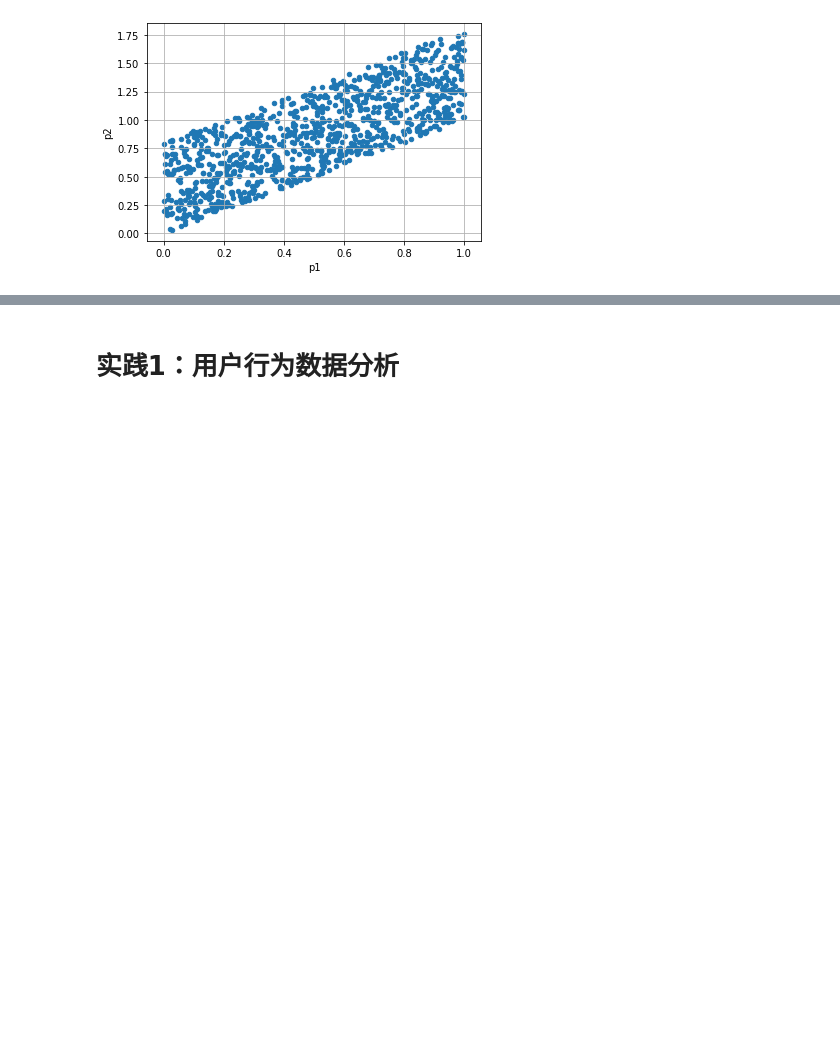
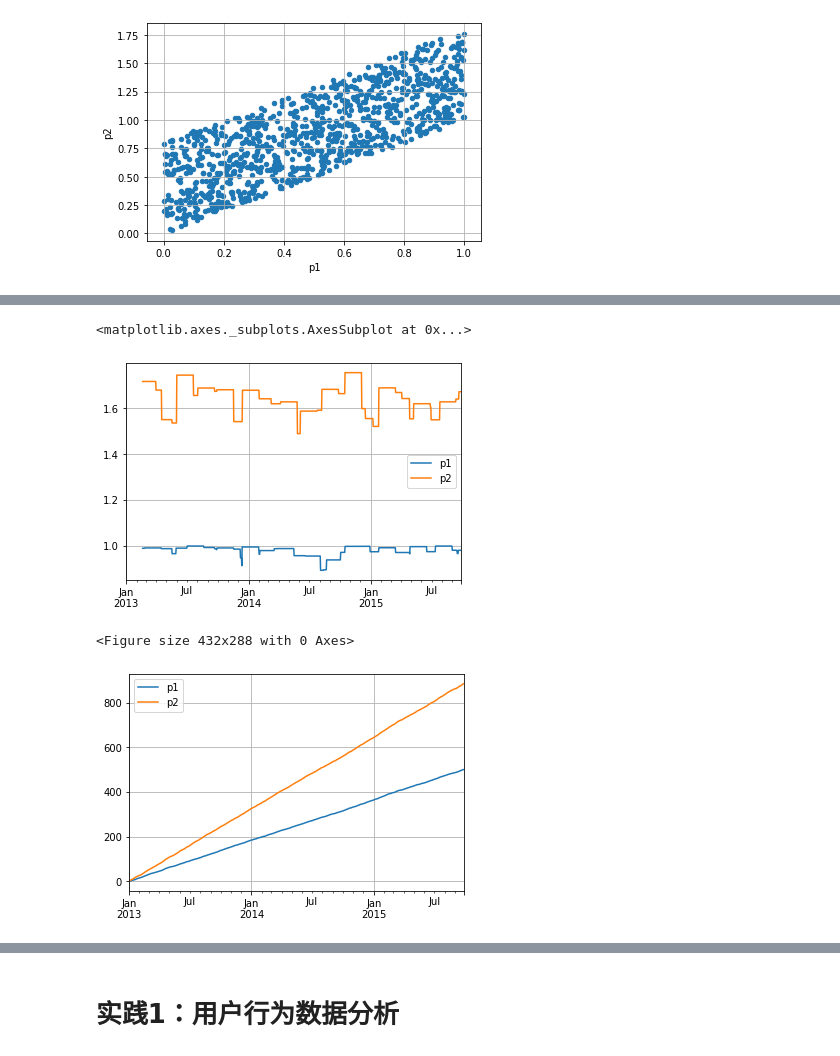
Before and after one commit to huji0624/data_analyze_course, a Jupyter notebook: 数据分析入门.ipynb, the cells around one changed output, grey strips where cells are left out. Drawn from its saved outputs; the diff is of its cells as text; code cells hidden in the pictures; blank space fills up the shorter version.

```diff
--- a/数据分析入门.ipynb
+++ b/数据分析入门.ipynb
@@ -528,0 +559,11 @@ price.plot.scatter(x="p1",y="p2")
+# %%
+#滑动窗口
+
+price.rolling(window=50).max().plot()
+plt.figure()
+price.expanding().sum().plot()
+# %% [output]
+<matplotlib.axes._subplots.AxesSubplot at 0x...>
+[figure, added]
+<Figure size 432x288 with 0 Axes>
+[figure, added]
```
Also changed, not shown: parts of 4 cells of this notebook.
